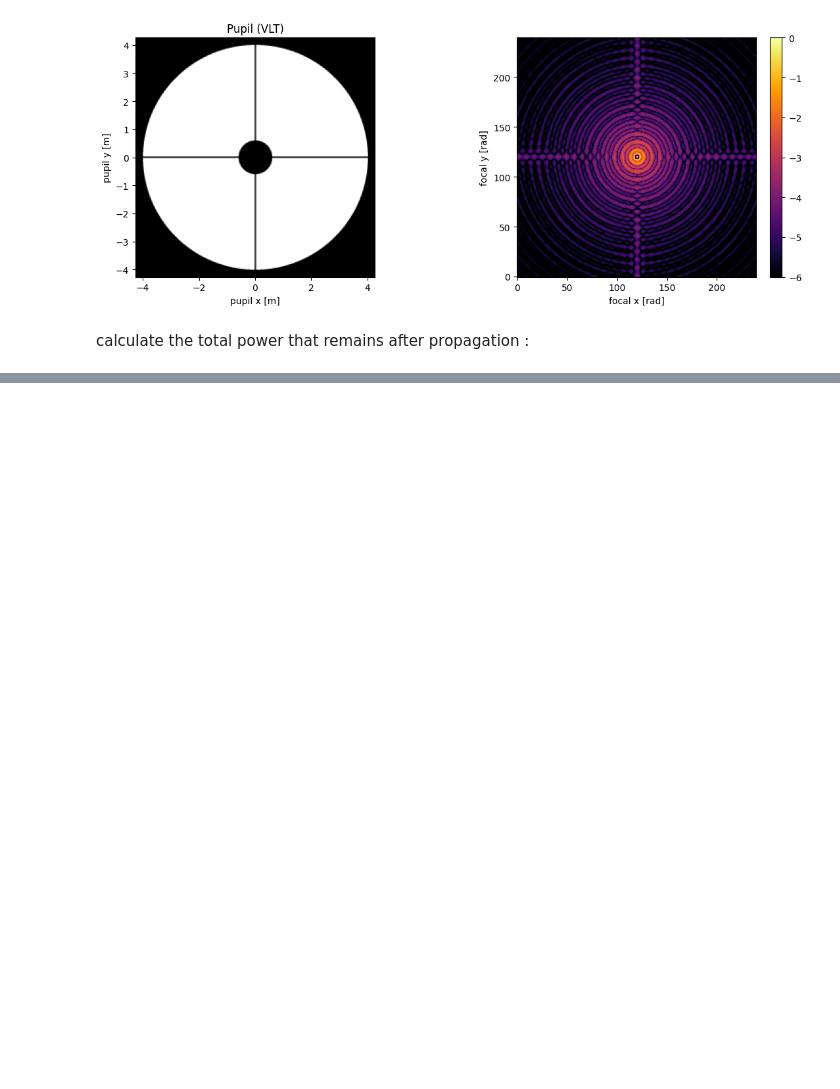
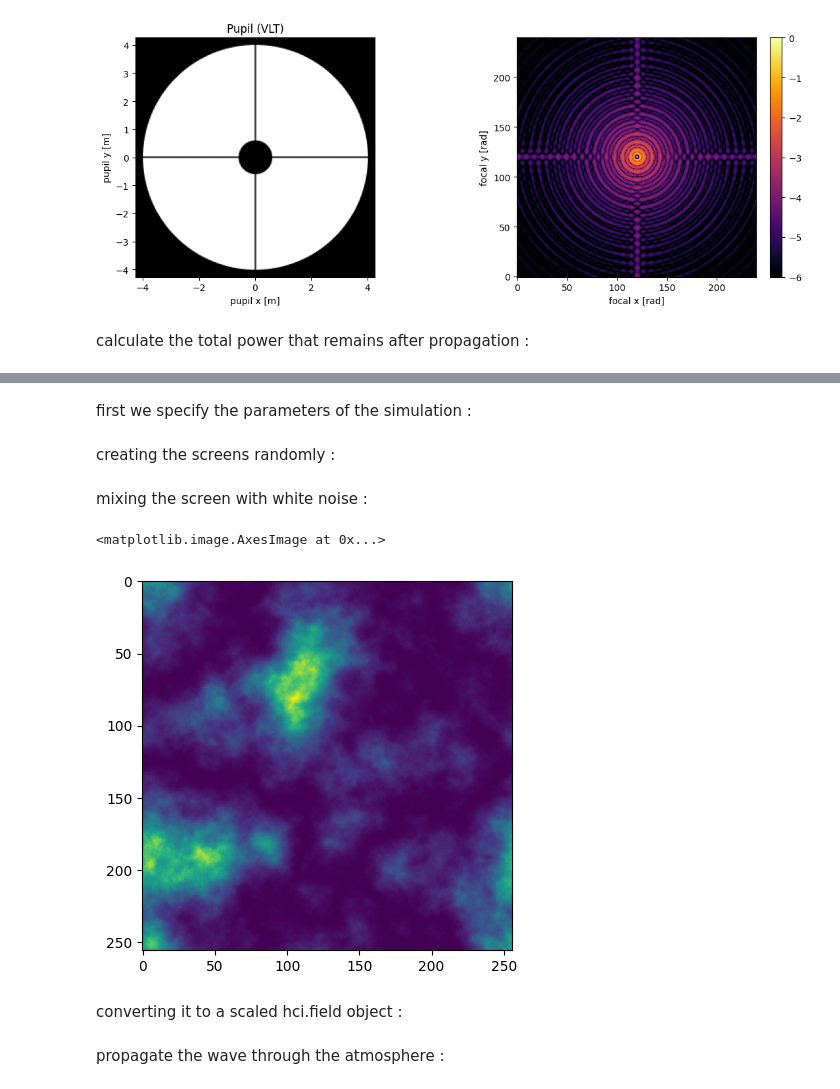
Before and after one commit to yizharf9/qkd, a Jupyter notebook: oct_2025/simulation.ipynb, the cells around one changed output, grey strips where cells are left out. Saved outputs shown, nothing was run; the diff lists cells and outputs as text; code cells hidden in the pictures; blank space fills up the shorter version.

```diff
--- a/oct_2025/simulation.ipynb
+++ b/oct_2025/simulation.ipynb
@@ -135,0 +161,46 @@ print(np.log10(I2_masked.sum()/I2.sum()))
+# %% [markdown]
+first we specify the parameters of the simulation :
+# %%
+# Ground-layer turbulence via FFT-based Kolmogorov-like phase screen (API-independent)
+# Generates a random phase screen with Kolmogorov slope, scales RMS to match r0,
+# applies to the pupil wavefront, and compares PSFs.
+
+# 1) Compute r0 at science wavelength
+r0_ref_500nm = 0.15   # [m] seeing reference at 500 nm (adjust as needed)
+lambda_ref = 500e-9   # [m]
+r0_sci = r0_ref_500nm * (wavelength_sci / lambda_ref)**(6.0/5.0)
+
+# 2) FFT-based random phase screen on square grid matching the pupil grid
+N = num_pupil_pixels
+L = central_obscuration    # [m] total pupil grid span
+# L = pupil_grid.diameter    # [m] total pupil grid span
+DX = L / N                 # [m] sample spacing in pupil plane
+# %% [markdown]
+creating the screens randomly :
+# %%
+
+rng = np.random.default_rng(2025)
+
+fx = np.fft.fftfreq(N, d=DX)   # [cycles/m]
+FX, FY = np.meshgrid(fx, fx)
+KR = np.sqrt(FX**2 + FY**2)
+KR[0, 0] = np.inf  # avoid singularity at zero frequency
+
+# Kolmogorov amplitude spectrum ~ k^{-11/6} (phase PSD ~ k^{-11/3})
+# %% [markdown]
+mixing the screen with white noise :
+# %%
+A = KR**(-11.0/6.0)
+A[~np.isfinite(A)] = 0.0
+# Complex Gaussian white noise
+W = (rng.normal(size=(N, N)) + 1j * rng.normal(size=(N, N))) / np.sqrt(2.0)
+S = W * A
+
+phi2 = np.real(np.fft.ifft2(S))
+phi2 -= np.mean(phi2)
+plt.imshow(np.abs(phi2)**2)
+# %% [output]
+<matplotlib.image.AxesImage at 0x...>
+[figure, added]
+# %% [markdown]
+converting it to a scaled hci.field object :
@@ -135,0 +219,2 @@ print(np.log10(I2_masked.sum()/I2.sum()))
+# %% [markdown]
+propagate the wave through the atmosphere :
```
Also changed, not shown: parts of 19 cells of this notebook, 1 other file.
